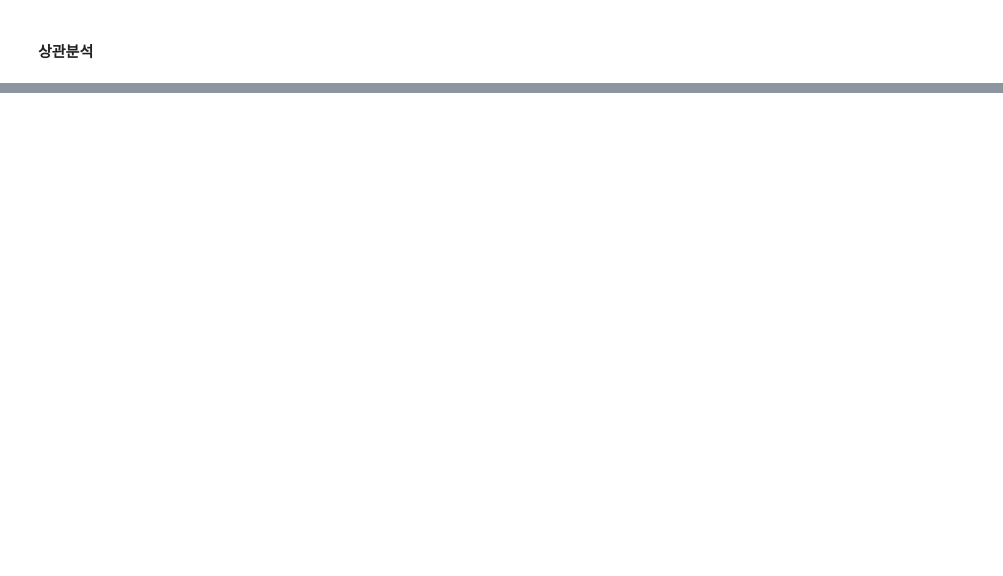
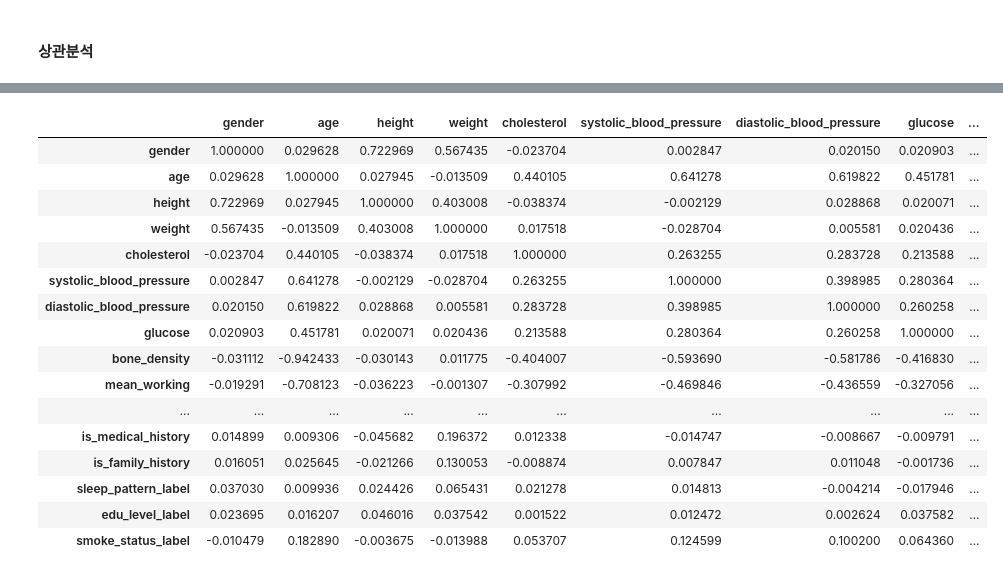
Before and after one commit to HOYUN-Y/DataAnalytics_projects, a Jupyter notebook: dacon_stress_prediction/data_preprocessing.ipynb, the cells around one changed output, grey strips where cells are left out. Saved outputs shown, nothing was run; the diff lists cells and outputs as text; code cells hidden in the pictures; blank space fills up the shorter version.

```diff
--- a/dacon_stress_prediction/data_preprocessing.ipynb
+++ b/dacon_stress_prediction/data_preprocessing.ipynb
@@ -445,3 +608,23 @@ plt.show()
+# %%
+corr
+# %% [output]
+|  | gender | age | height | weight | cholesterol | systolic_blood_pressure | diastolic_blood_pressure | glucose | ... |
+| gender | 1.000000 | 0.029628 | 0.722969 | 0.567435 | -0.023704 | 0.002847 | 0.020150 | 0.020903 | ... |
+| age | 0.029628 | 1.000000 | 0.027945 | -0.013509 | 0.440105 | 0.641278 | 0.619822 | 0.451781 | ... |
+| height | 0.722969 | 0.027945 | 1.000000 | 0.403008 | -0.038374 | -0.002129 | 0.028868 | 0.020071 | ... |
+| weight | 0.567435 | -0.013509 | 0.403008 | 1.000000 | 0.017518 | -0.028704 | 0.005581 | 0.020436 | ... |
+| cholesterol | -0.023704 | 0.440105 | -0.038374 | 0.017518 | 1.000000 | 0.263255 | 0.283728 | 0.213588 | ... |
+| systolic_blood_pressure | 0.002847 | 0.641278 | -0.002129 | -0.028704 | 0.263255 | 1.000000 | 0.398985 | 0.280364 | ... |
+| diastolic_blood_pressure | 0.020150 | 0.619822 | 0.028868 | 0.005581 | 0.283728 | 0.398985 | 1.000000 | 0.260258 | ... |
+| glucose | 0.020903 | 0.451781 | 0.020071 | 0.020436 | 0.213588 | 0.280364 | 0.260258 | 1.000000 | ... |
+| bone_density | -0.031112 | -0.942433 | -0.030143 | 0.011775 | -0.404007 | -0.593690 | -0.581786 | -0.416830 | ... |
+| mean_working | -0.019291 | -0.708123 | -0.036223 | -0.001307 | -0.307992 | -0.469846 | -0.436559 | -0.327056 | ... |
+| ... | ... | ... | ... | ... | ... | ... | ... | ... | ... |
+| is_medical_history | 0.014899 | 0.009306 | -0.045682 | 0.196372 | 0.012338 | -0.014747 | -0.008667 | -0.009791 | ... |
+| is_family_history | 0.016051 | 0.025645 | -0.021266 | 0.130053 | -0.008874 | 0.007847 | 0.011048 | -0.001736 | ... |
+| sleep_pattern_label | 0.037030 | 0.009936 | 0.024426 | 0.065431 | 0.021278 | 0.014813 | -0.004214 | -0.017946 | ... |
+| edu_level_label | 0.023695 | 0.016207 | 0.046016 | 0.037542 | 0.001522 | 0.012472 | 0.002624 | 0.037582 | ... |
+| smoke_status_label | -0.010479 | 0.182890 | -0.003675 | -0.013988 | 0.053707 | 0.124599 | 0.100200 | 0.064360 | ... |
 # %%
 train.info()
 # %% [output]
```
Also changed, not shown: parts of 24 cells of this notebook, 6 other files.
